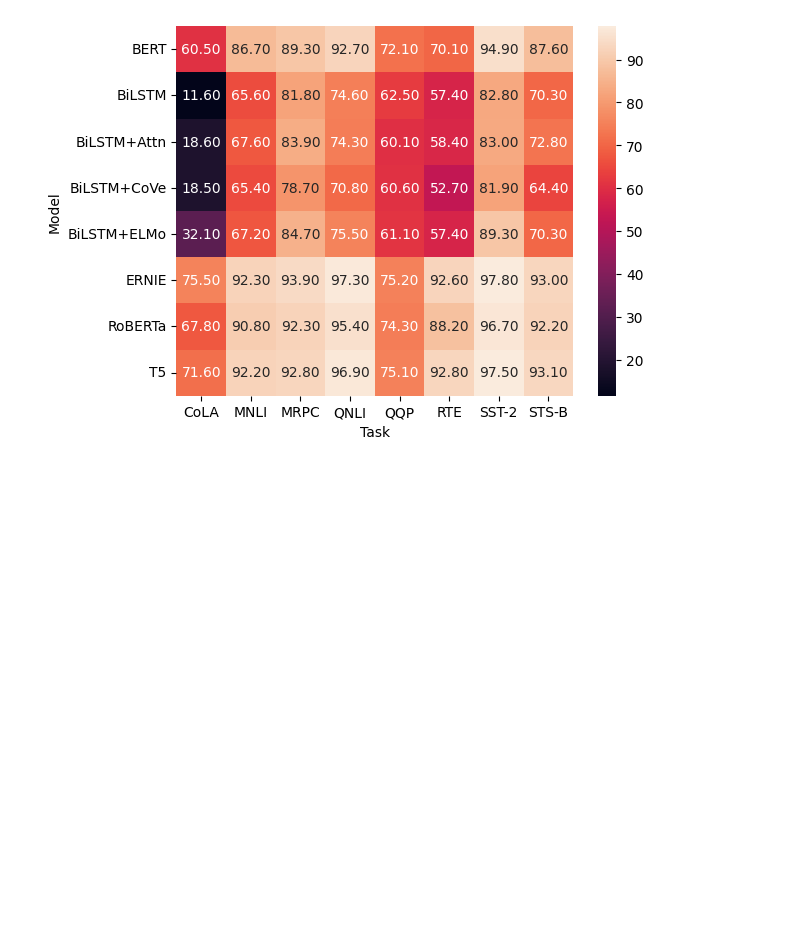
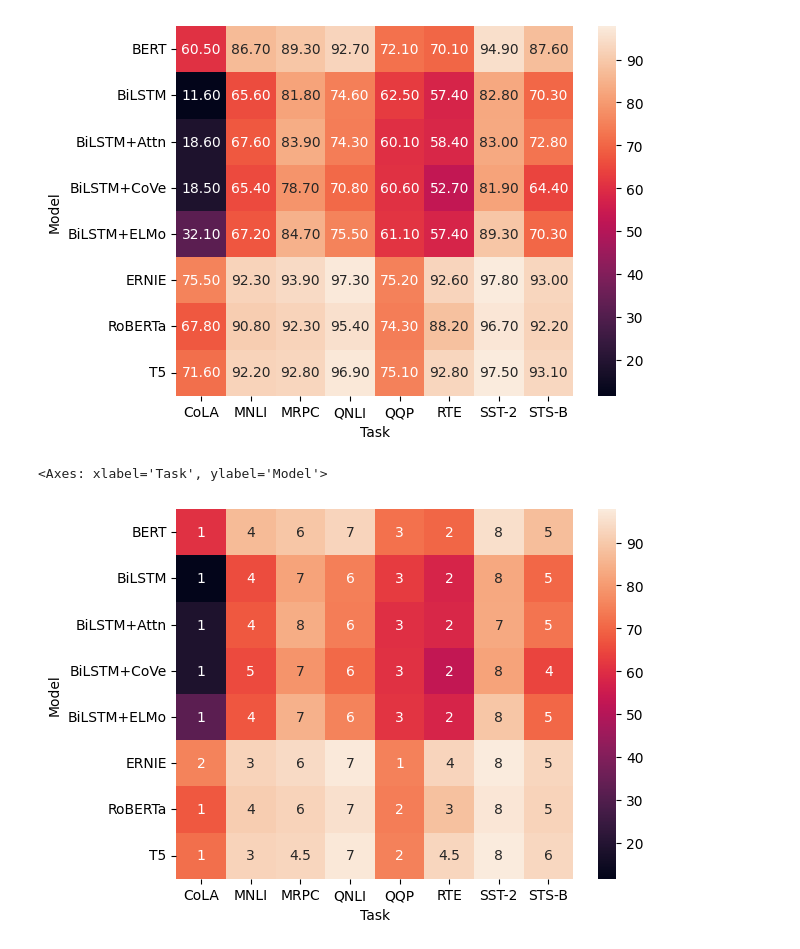
Before and after one commit to anumit-web/Seaborn-tutorial-4, a Jupyter notebook: Seaborn_test_4_2.ipynb, the cells around one changed output. Cells and saved outputs as stored; diff of their text form; code cells hidden in the pictures; blank space fills up the shorter version.

```diff
--- a/Seaborn_test_4_2.ipynb
+++ b/Seaborn_test_4_2.ipynb
@@ -114,3 +114,8 @@ sns.heatmap(glue, annot=True, fmt=".2f")
 # %% [output]
 <Axes: xlabel='Task', ylabel='Model'>
 [figure]
+# %%
+sns.heatmap(glue, annot=glue.rank(axis="columns"))
+# %% [output]
+<Axes: xlabel='Task', ylabel='Model'>
+[figure, added]
```
Also changed, not shown: parts of 5 cells of this notebook.
